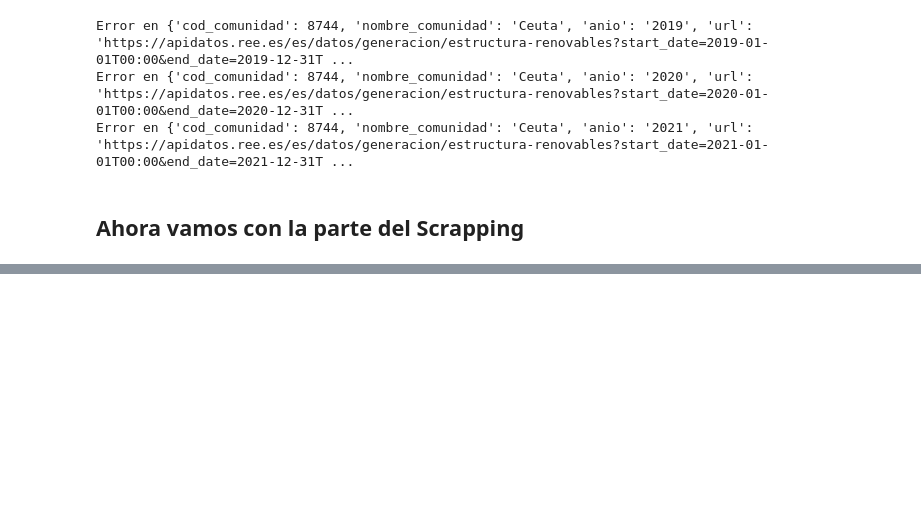
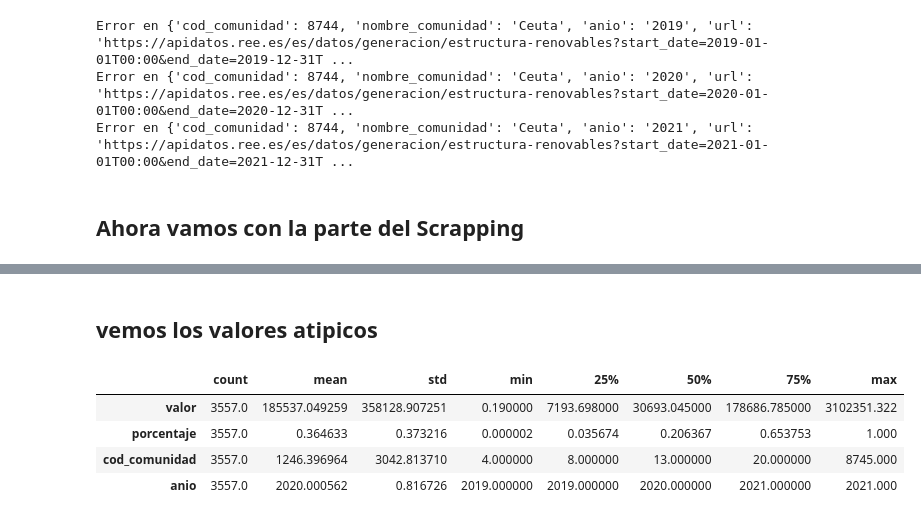
Before and after one commit to joseluisalmendral/lab_etl_extra, a Jupyter notebook: laboratorio-modulo5-leccion01-elt-extraccion.ipynb, the cells around one changed output, grey strips where cells are left out. Drawn from its saved outputs; the diff is of its cells as text; code cells hidden in the pictures; blank space fills up the shorter version.

```diff
--- a/laboratorio-modulo5-leccion01-elt-extraccion.ipynb
+++ b/laboratorio-modulo5-leccion01-elt-extraccion.ipynb
@@ -273,0 +279,5 @@ os.rename(os.path.join(ine_dir, filename), os.path.join(ine_dir, 'datos_pib.csv'
+# %%
+df_generacion = pd.read_csv('datos/df_generacion_electrica.csv', index_col=0)
+df_demanda = pd.read_csv('datos/df_demanad_electrica.csv', index_col=0)
+df_datos_demograficos= pd.read_csv('datos/INE/datos_demograficos.csv', delimiter=';', encoding='latin1', index_col=0)
+df_pib = pd.read_csv('datos/INE/datos_pib.csv', delimiter=';', encoding='latin1', index_col=0)
@@ -273,0 +363,10 @@ os.rename(os.path.join(ine_dir, filename), os.path.join(ine_dir, 'datos_pib.csv'
+# %% [markdown]
+## vemos los valores atipicos
+# %%
+df_generacion.describe().T
+# %% [output]
+|  | count | mean | std | min | 25% | 50% | 75% | max |
+| valor | 3557.0 | 185537.049259 | 358128.907251 | 0.190000 | 7193.698000 | 30693.045000 | 178686.785000 | 3102351.322 |
+| porcentaje | 3557.0 | 0.364633 | 0.373216 | 0.000002 | 0.035674 | 0.206367 | 0.653753 | 1.000 |
+| cod_comunidad | 3557.0 | 1246.396964 | 3042.813710 | 4.000000 | 8.000000 | 13.000000 | 20.000000 | 8745.000 |
+| anio | 3557.0 | 2020.000562 | 0.816726 | 2019.000000 | 2019.000000 | 2020.000000 | 2021.000000 | 2021.000 |
```
Also changed, not shown: parts of 17 cells of this notebook.
